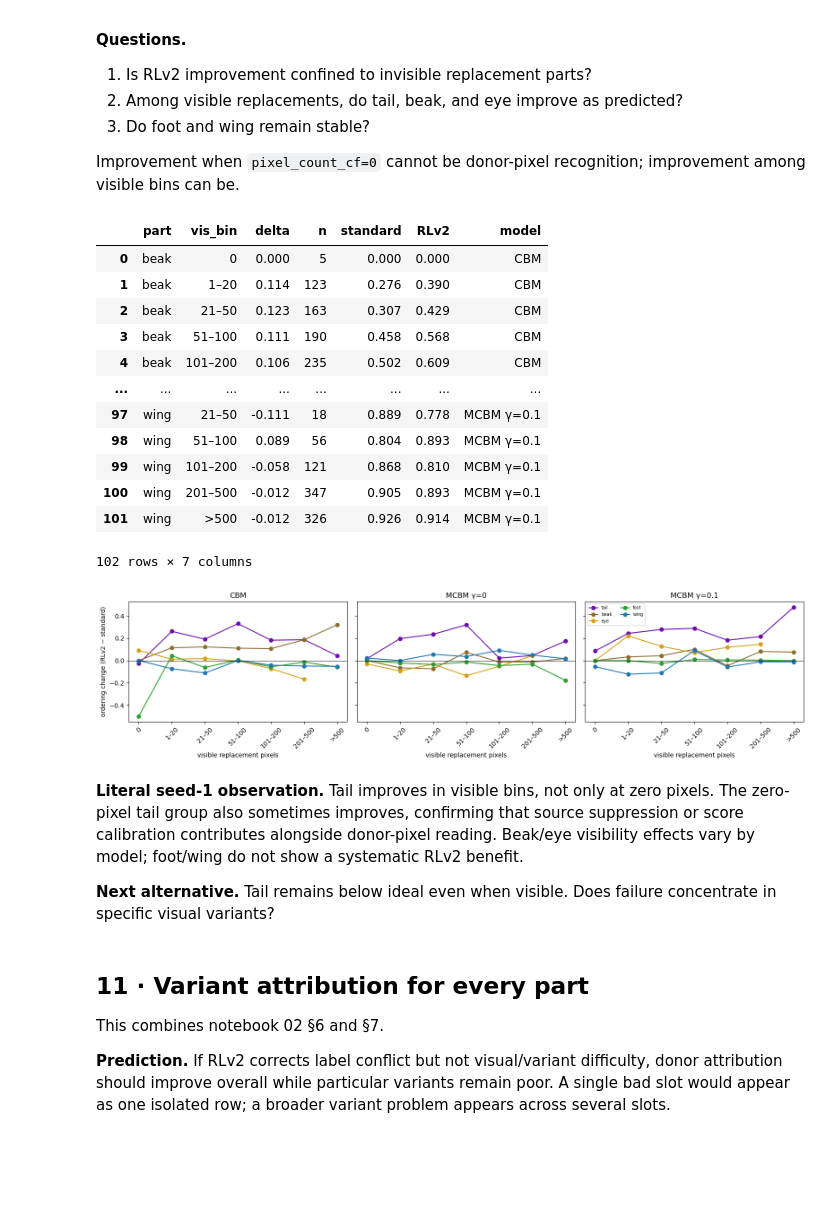
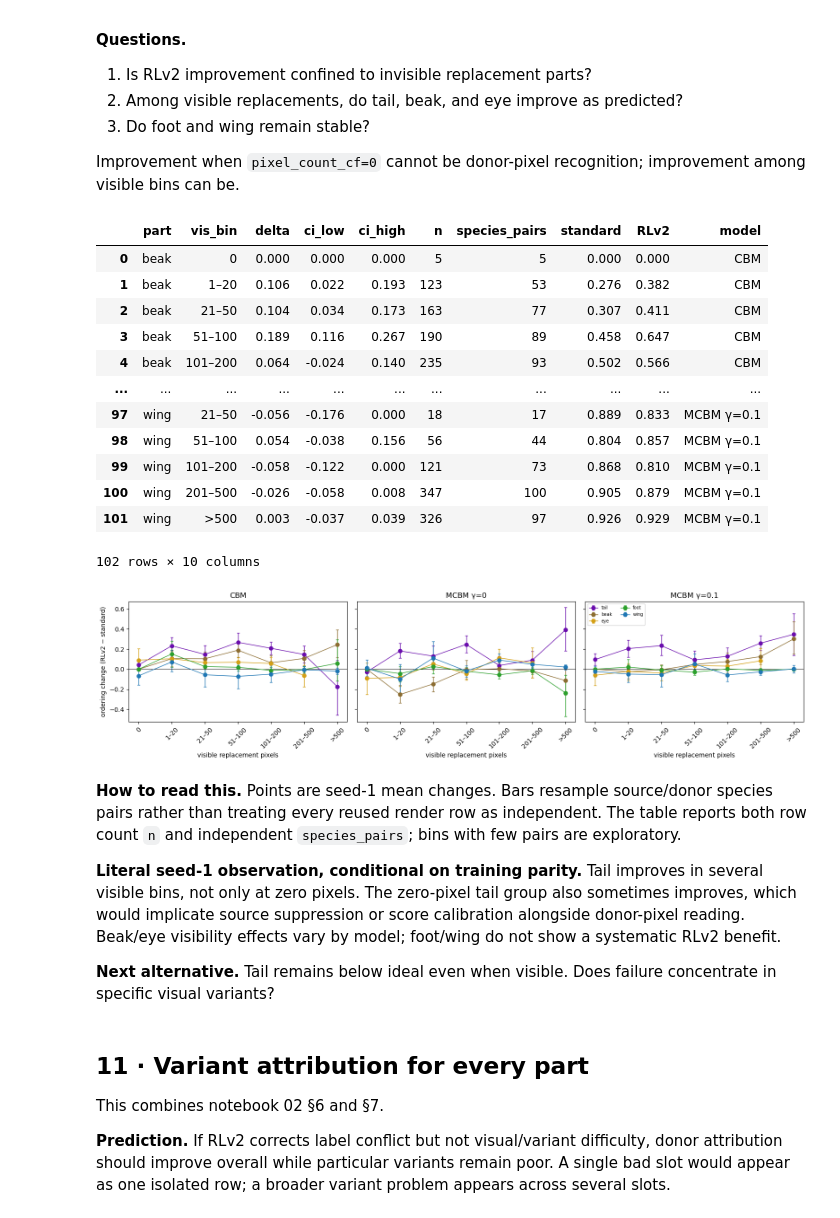
Before and after one commit to chinmayi-r/CBM-Concept-Backwash, a Jupyter notebook: curated/notebooks/03rl_funnybirds_mcbm_relabeled.ipynb, the cells around one changed output. Saved outputs shown, nothing was run; the diff lists cells and outputs as text; code cells hidden in the pictures; blank space fills up the shorter version.

```diff
--- a/curated/notebooks/03rl_funnybirds_mcbm_relabeled.ipynb
+++ b/curated/notebooks/03rl_funnybirds_mcbm_relabeled.ipynb
@@ -86,13 +86,14 @@ COLORS = {
     "foot": "#2CA02C", "wing": "#1F77B4",
 }
 MODEL_FILES = {
-    "CBM": ("funnybirds-cbm-s1.csv", "funnybirds-cbm-rlv2-s1.csv"),
-    "MCBM γ=0": ("funnybirds-mcbm-g0-s1.csv", "funnybirds-mcbm-rlv2-g0-s1.csv"),
-    "MCBM γ=0.1": ("funnybirds-mcbm-g0p1-s1.csv", "funnybirds-mcbm-rlv2-g0p1-s1.csv"),
+    "CBM": ("funnybirds-cbm-s1.csv", "funnybirds-cbm-rlv2matched-s1.csv"),
+    "MCBM γ=0": ("funnybirds-mcbm-g0-s1.csv", "funnybirds-mcbm-rlv2matched-g0-s1.csv"),
+    "MCBM γ=0.1": ("funnybirds-mcbm-g0p1-s1.csv", "funnybirds-mcbm-rlv2matched-g0p1-s1.csv"),
 }
 
 candidates = [
     Path(os.environ["FIXED_SWAP_DIR"]) if os.environ.get("FIXED_SWAP_DIR") else None,
+    CURATED_DATA/"swap_fixed_v3_matched",
     CURATED_DATA/"swap_fixed_v2_attempt2",
     CURATED_DATA/"swap_fixed_v2",
 ]
@@ -698,47 +776,66 @@ visible bins can be.
 # %%
 VIS_BINS=[-1,0,20,50,100,200,500,np.inf]
 VIS_LABELS=["0","1–20","21–50","51–100","101–200","201–500",">500"]
 vis_rows=[]
 fig,axes=plt.subplots(1,3,figsize=(16,4),sharey=True)
 for ax,model in zip(axes,MODEL_FILES):
     q=PAIRED[model].copy()
     q["vis_bin"]=pd.cut(q.pixel_count_cf_standard,VIS_BINS,labels=VIS_LABELS)
     q["delta_ordering"]=q.ordering_correct_rl.astype(float)-q.ordering_correct_standard.astype(float)
-    g=q.groupby(["part","vis_bin"],observed=True).agg(
-        delta=("delta_ordering","mean"),n=("delta_ordering","size"),
-        standard=("ordering_correct_standard","mean"),RLv2=("ordering_correct_rl","mean"),
-    ).reset_index()
+    grouped=[]
+    for (part,vis_bin),d in q.groupby(["part","vis_bin"],observed=True):
+        lo,hi=cluster_ci(d,"delta_ordering",reps=2000)
+        grouped.append({
+            "part":part,"vis_bin":vis_bin,
+            "delta":d.delta_ordering.mean(),"ci_low":lo,"ci_high":hi,
+            "n":len(d),"species_pairs":d.pair_id.nunique(),
+            "standard":d.ordering_correct_standard.mean(),
+            "RLv2":d.ordering_correct_rl.mean(),
+        })
+    g=pd.DataFrame(grouped)
     g["model"]=model;vis_rows.append(g)
     for part in ORDER:
-        d=g[g.part==part]
-        ax.plot(d.vis_bin.astype(str),d.delta,"o-",label=part,color=COLORS[part])
+        d=(g[g.part==part].set_index("vis_bin")
+           .reindex(VIS_LABELS).dropna(subset=["delta"]).reset_index())
+        x=np.array([VIS_LABELS.index(str(v)) for v in d.vis_bin])
+        ax.errorbar(
+            x,d.delta,
+            yerr=np.vstack([d.delta-d.ci_low,d.ci_high-d.delta]),
+            fmt="o-",capsize=2,label=part,color=COLORS[part],lw=1,
+        )
     ax.axhline(0,color="k",lw=.7);ax.set_title(model);ax.tick_params(axis="x",rotation=45)
+    ax.set_xticks(range(len(VIS_LABELS)),VIS_LABELS)
     ax.set_xlabel("visible replacement pixels")
 axes[0].set_ylabel("ordering change (RLv2 − standard)")
 axes[-1].legend(ncol=2,fontsize=7)
 VISIBILITY=pd.concat(vis_rows,ignore_index=True)
 display(VISIBILITY.round(3))
 plt.tight_layout();plt.show()
 # %% [output]
-|  | part | vis_bin | delta | n | standard | RLv2 | model |
-| 0 | beak | 0 | 0.000 | 5 | 0.000 | 0.000 | CBM |
-| 1 | beak | 1–20 | 0.114 | 123 | 0.276 | 0.390 | CBM |
-| 2 | beak | 21–50 | 0.123 | 163 | 0.307 | 0.429 | CBM |
-| 3 | beak | 51–100 | 0.111 | 190 | 0.458 | 0.568 | CBM |
-| 4 | beak | 101–200 | 0.106 | 235 | 0.502 | 0.609 | CBM |
-| ... | ... | ... | ... | ... | ... | ... | ... |
-| 97 | wing | 21–50 | -0.111 | 18 | 0.889 | 0.778 | MCBM γ=0.1 |
-| 98 | wing | 51–100 | 0.089 | 56 | 0.804 | 0.893 | MCBM γ=0.1 |
-| 99 | wing | 101–200 | -0.058 | 121 | 0.868 | 0.810 | MCBM γ=0.1 |
-| 100 | wing | 201–500 | -0.012 | 347 | 0.905 | 0.893 | MCBM γ=0.1 |
-| 101 | wing | >500 | -0.012 | 326 | 0.926 | 0.914 | MCBM γ=0.1 |
+|  | part | vis_bin | delta | ci_low | ci_high | n | species_pairs | standard | RLv2 | model |
+| 0 | beak | 0 | 0.000 | 0.000 | 0.000 | 5 | 5 | 0.000 | 0.000 | CBM |
+| 1 | beak | 1–20 | 0.106 | 0.022 | 0.193 | 123 | 53 | 0.276 | 0.382 | CBM |
+| 2 | beak | 21–50 | 0.104 | 0.034 | 0.173 | 163 | 77 | 0.307 | 0.411 | CBM |
+| 3 | beak | 51–100 | 0.189 | 0.116 | 0.267 | 190 | 89 | 0.458 | 0.647 | CBM |
+| 4 | beak | 101–200 | 0.064 | -0.024 | 0.140 | 235 | 93 | 0.502 | 0.566 | CBM |
+| ... | ... | ... | ... | ... | ... | ... | ... | ... | ... | ... |
+| 97 | wing | 21–50 | -0.056 | -0.176 | 0.000 | 18 | 17 | 0.889 | 0.833 | MCBM γ=0.1 |
+| 98 | wing | 51–100 | 0.054 | -0.038 | 0.156 | 56 | 44 | 0.804 | 0.857 | MCBM γ=0.1 |
+| 99 | wing | 101–200 | -0.058 | -0.122 | 0.000 | 121 | 73 | 0.868 | 0.810 | MCBM γ=0.1 |
+| 100 | wing | 201–500 | -0.026 | -0.058 | 0.008 | 347 | 100 | 0.905 | 0.879 | MCBM γ=0.1 |
+| 101 | wing | >500 | 0.003 | -0.037 | 0.039 | 326 | 97 | 0.926 | 0.929 | MCBM γ=0.1 |
-102 rows × 7 columns
+102 rows × 10 columns
-[figure, old version]
+[figure, new version]
 # %% [markdown]
-**Literal seed-1 observation.** Tail improves in visible bins, not only at zero pixels.
-The zero-pixel tail group also sometimes improves, confirming that source suppression or
-score calibration contributes alongside donor-pixel reading. Beak/eye visibility effects
-vary by model; foot/wing do not show a systematic RLv2 benefit.
+**How to read this.** Points are seed-1 mean changes. Bars resample source/donor species
+pairs rather than treating every reused render row as independent. The table reports both
+row count `n` and independent `species_pairs`; bins with few pairs are exploratory.
+
+**Literal seed-1 observation, conditional on training parity.** Tail improves in several
+visible bins, not only at zero pixels. The zero-pixel tail group also sometimes improves,
+which would implicate source suppression or score calibration alongside donor-pixel
+reading. Beak/eye visibility effects vary by model; foot/wing do not show a systematic
+RLv2 benefit.
 
 **Next alternative.** Tail remains below ideal even when visible. Does failure concentrate
 in specific visual variants?
```
Also changed, not shown: parts of 19 cells of this notebook, 1 other file.
